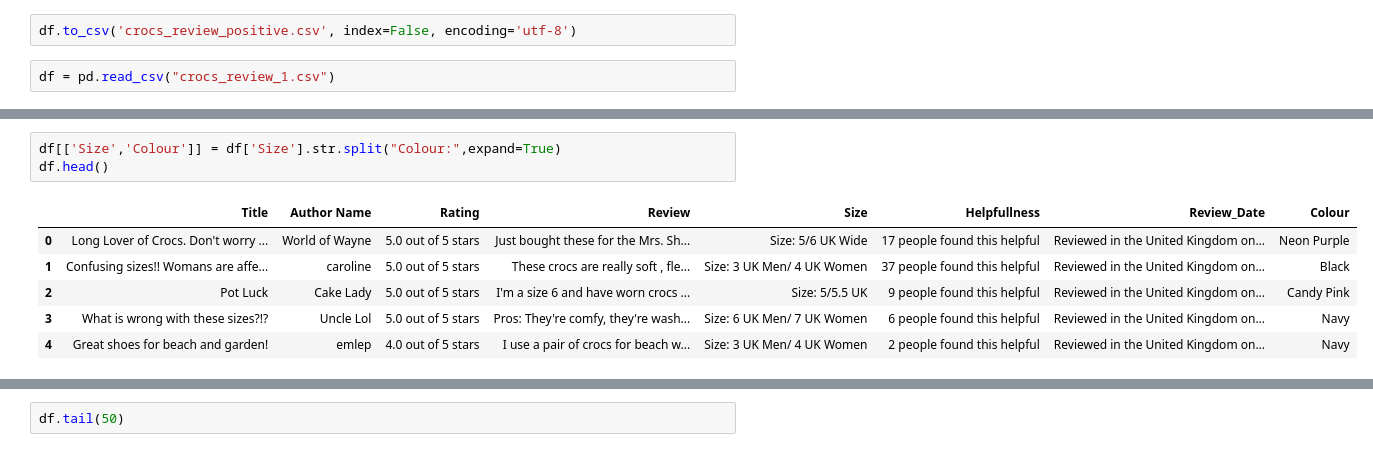
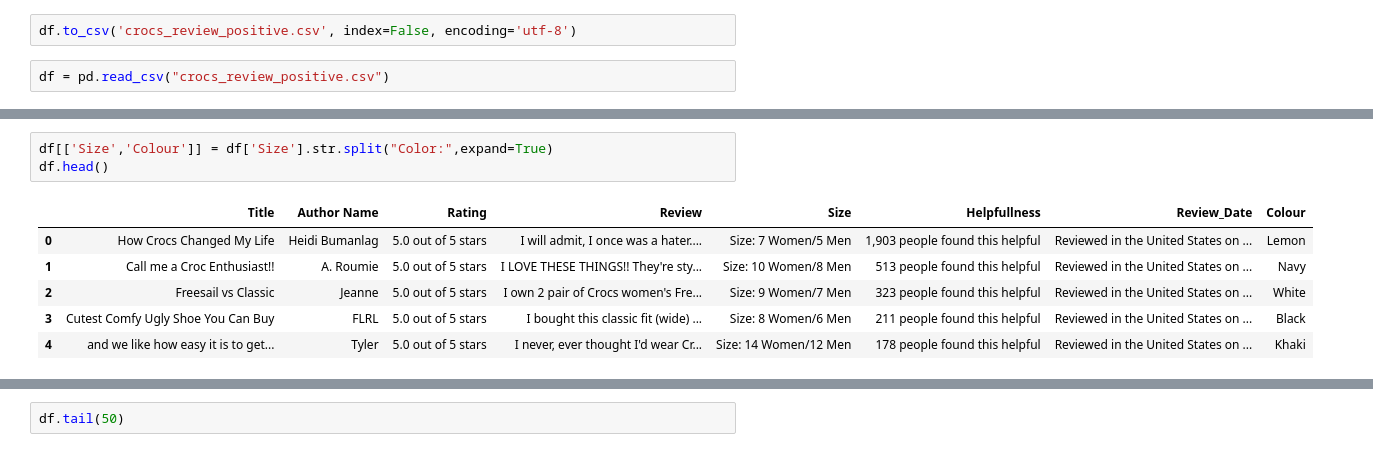
Before and after one commit to HarshitMaheshwari/Amazon-Product-Review-Analysis, a Jupyter notebook: Data Analysis - Project.ipynb, the cells around one changed output, grey strips where cells are left out. Drawn from its saved outputs; the diff is of its cells as text.

```diff
--- a/Data Analysis - Project.ipynb
+++ b/Data Analysis - Project.ipynb
@@ -123,4 +123,4 @@ memory usage: 274.1+ KB
 # %%
 df.to_csv('crocs_review_positive.csv', index=False, encoding='utf-8')
 # %%
-df = pd.read_csv("crocs_review_1.csv")
+df = pd.read_csv("crocs_review_positive.csv")
@@ -175,13 +225,13 @@ df['Review_Date'].str.
 # %%
-df[['Size','Colour']] = df['Size'].str.split("Colour:",expand=True)
+df[['Size','Colour']] = df['Size'].str.split("Color:",expand=True)
 df.head()
 # %% [output]
 |  | Title | Author Name | Rating | Review | Size | Helpfullness | Review_Date | Colour |
-| 0 | Long Lover of Crocs. Don't worry ... | World of Wayne | 5.0 out of 5 stars | Just bought these for the Mrs. Sh... | Size: 5/6 UK Wide | 17 people found this helpful | Reviewed in the United Kingdom on... | Neon Purple |
-| 1 | Confusing sizes!! Womans are affe... | caroline | 5.0 out of 5 stars | These crocs are really soft , fle... | Size: 3 UK Men/ 4 UK Women | 37 people found this helpful | Reviewed in the United Kingdom on... | Black |
-| 2 | Pot Luck | Cake Lady | 5.0 out of 5 stars | I'm a size 6 and have worn crocs ... | Size: 5/5.5 UK | 9 people found this helpful | Reviewed in the United Kingdom on... | Candy Pink |
-| 3 | What is wrong with these sizes?!? | Uncle Lol | 5.0 out of 5 stars | Pros: They're comfy, they're wash... | Size: 6 UK Men/ 7 UK Women | 6 people found this helpful | Reviewed in the United Kingdom on... | Navy |
-| 4 | Great shoes for beach and garden! | emlep | 4.0 out of 5 stars | I use a pair of crocs for beach w... | Size: 3 UK Men/ 4 UK Women | 2 people found this helpful | Reviewed in the United Kingdom on... | Navy |
+| 0 | How Crocs Changed My Life | Heidi Bumanlag | 5.0 out of 5 stars | I will admit, I once was a hater.... | Size: 7 Women/5 Men | 1,903 people found this helpful | Reviewed in the United States on ... | Lemon |
+| 1 | Call me a Croc Enthusiast!! | A. Roumie | 5.0 out of 5 stars | I LOVE THESE THINGS!! They're sty... | Size: 10 Women/8 Men | 513 people found this helpful | Reviewed in the United States on ... | Navy |
+| 2 | Freesail vs Classic | Jeanne | 5.0 out of 5 stars | I own 2 pair of Crocs women's Fre... | Size: 9 Women/7 Men | 323 people found this helpful | Reviewed in the United States on ... | White |
+| 3 | Cutest Comfy Ugly Shoe You Can Buy | FLRL | 5.0 out of 5 stars | I bought this classic fit (wide) ... | Size: 8 Women/6 Men | 211 people found this helpful | Reviewed in the United States on ... | Black |
+| 4 | and we like how easy it is to get... | Tyler | 5.0 out of 5 stars | I never, ever thought I'd wear Cr... | Size: 14 Women/12 Men | 178 people found this helpful | Reviewed in the United States on ... | Khaki |
 # %%
 df[['Men Size','Women Size']] = df['Size'].str.split("/",expand=True)
 df.head()
```
Also changed, not shown: parts of 13 cells of this notebook.
